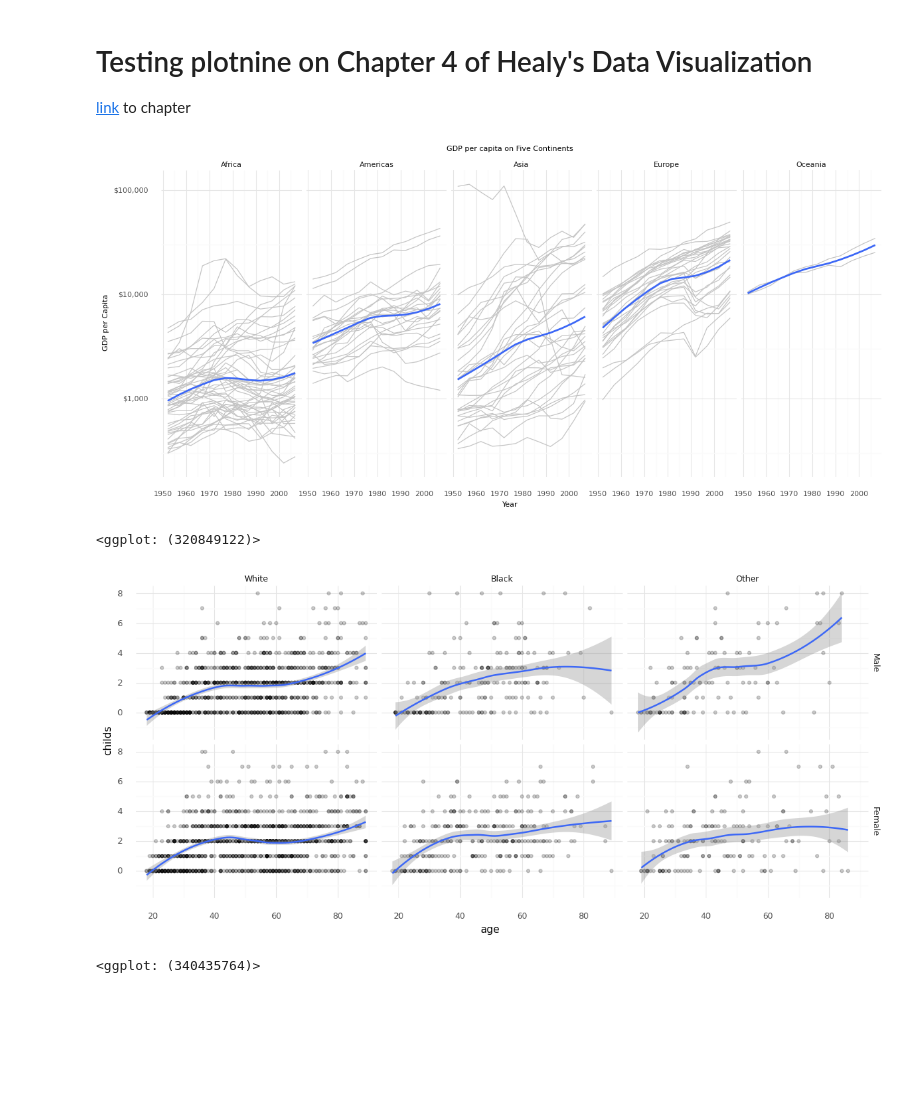
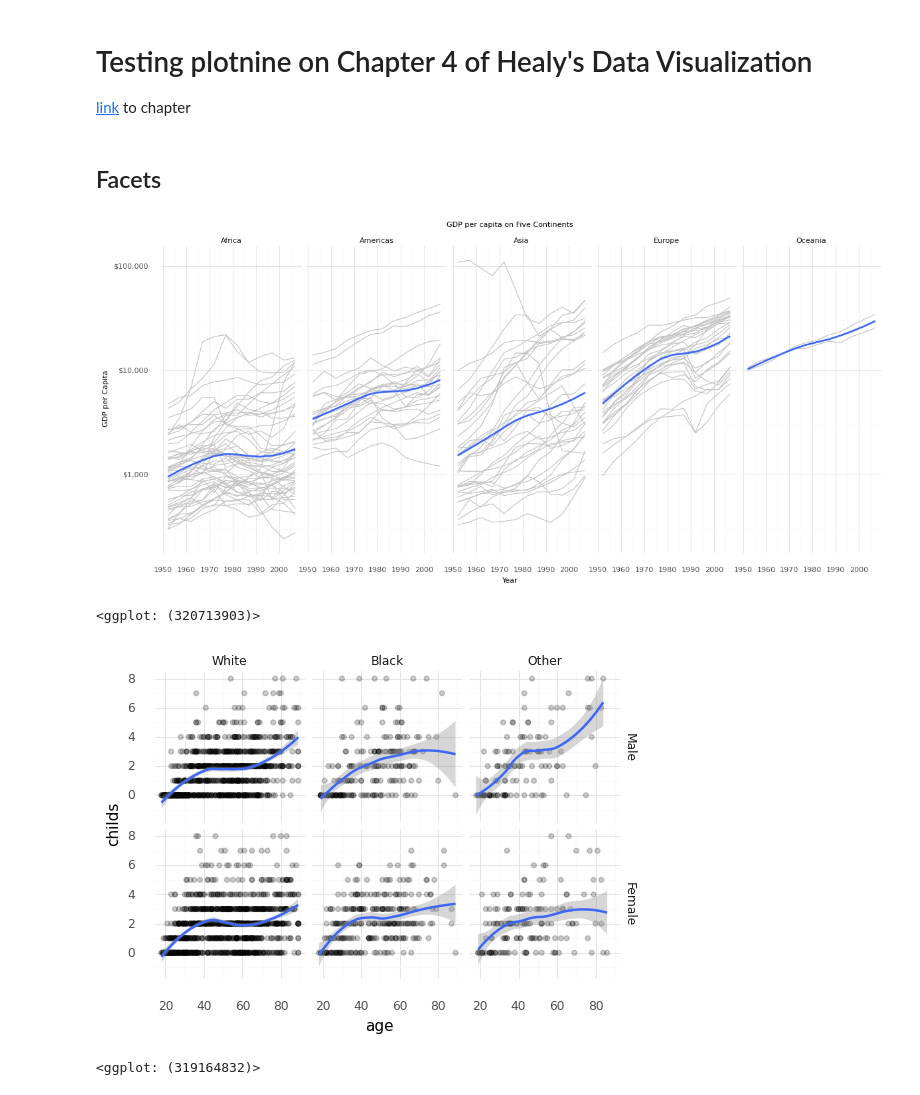
Before and after one commit to jkgiesler/healy-viz, a Jupyter notebook: chapter4-python.ipynb, the cells around one changed output. Cells and saved outputs as stored; diff of their text form; code cells hidden in the pictures; blank space fills up the shorter version.

```diff
--- a/chapter4-python.ipynb
+++ b/chapter4-python.ipynb
@@ -13,8 +12,11 @@ plotnine.options.figure_size = (14, 6)
 def dollar(x): return ['${:,.0f}'.format(y) for y in x]
 LOG_MINOR_BREAKS = [300,1000,3000,10000,30000,100000]
 GGBLUE='#3d68f6'
+# %% [markdown]
+## Facets
 # %%
 # 4.4
+plotnine.options.figure_size = (14, 6)
 
 p = ggplot(
     data=gapminder,
@@ -29,18 +31,24 @@ p + geom_line(aes(group='country'),color='#c4c4c4') + \
     theme_minimal() + theme(text=element_text(size=8))
 # %% [output]
 [figure]
-<ggplot: (320849122)>
+<ggplot: (320713903)>
 # %%
+# 4.5
+
+plotnine.options.figure_size = (6, 4)
+
+# NOTE(jkg): I exported this dataset from the socviz package in R
+
 gss_sm = pd.read_feather('data/gss_sm.f')
 
 p = ggplot(
     data=gss_sm,
     mapping=aes(x='age',y='childs')
 )
 
 p + geom_point(alpha=0.2) + \
     geom_smooth(method='loess',color=GGBLUE) + \
     facet_grid('sex~race') + theme_minimal()
 # %% [output]
-[figure, old version]
+[figure, new version]
-<ggplot: (340435764)>
+<ggplot: (319164832)>
```
Also changed, not shown: parts of 12 cells of this notebook, 3 other files.
